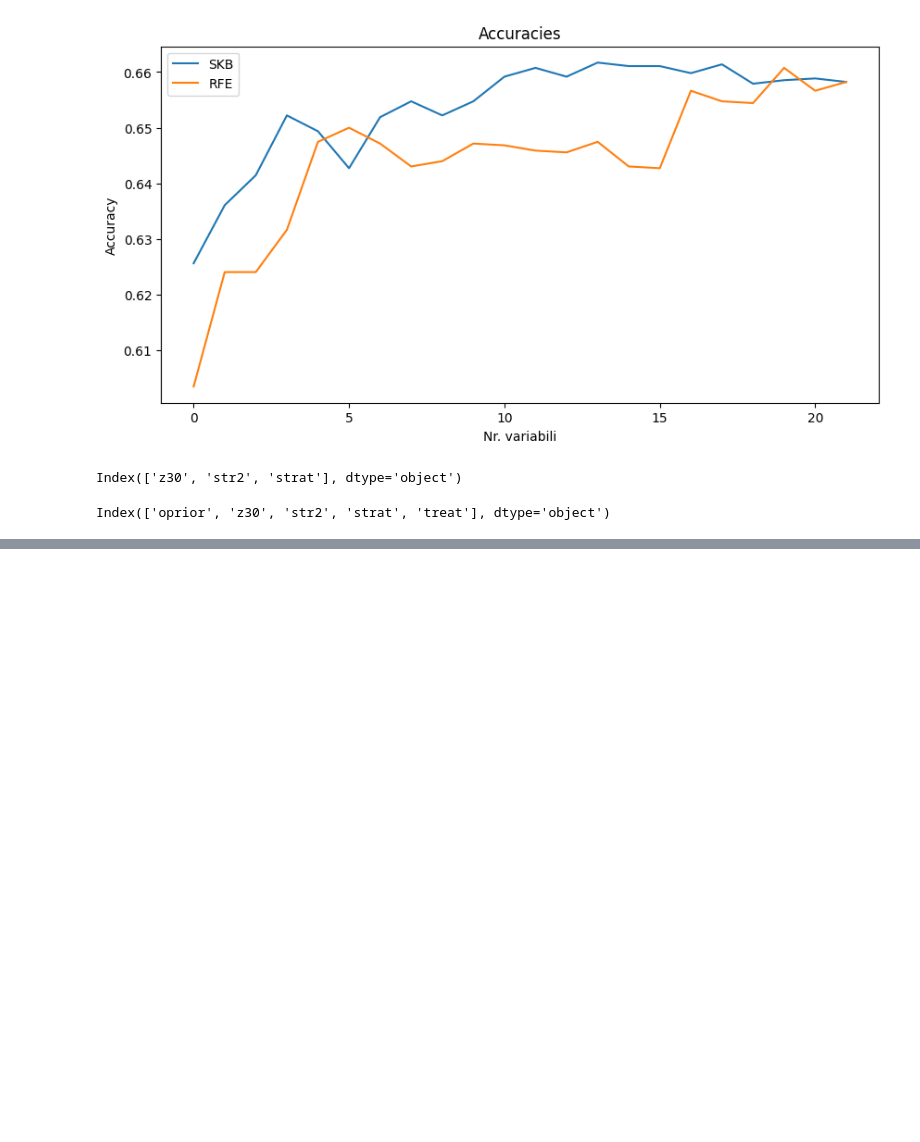
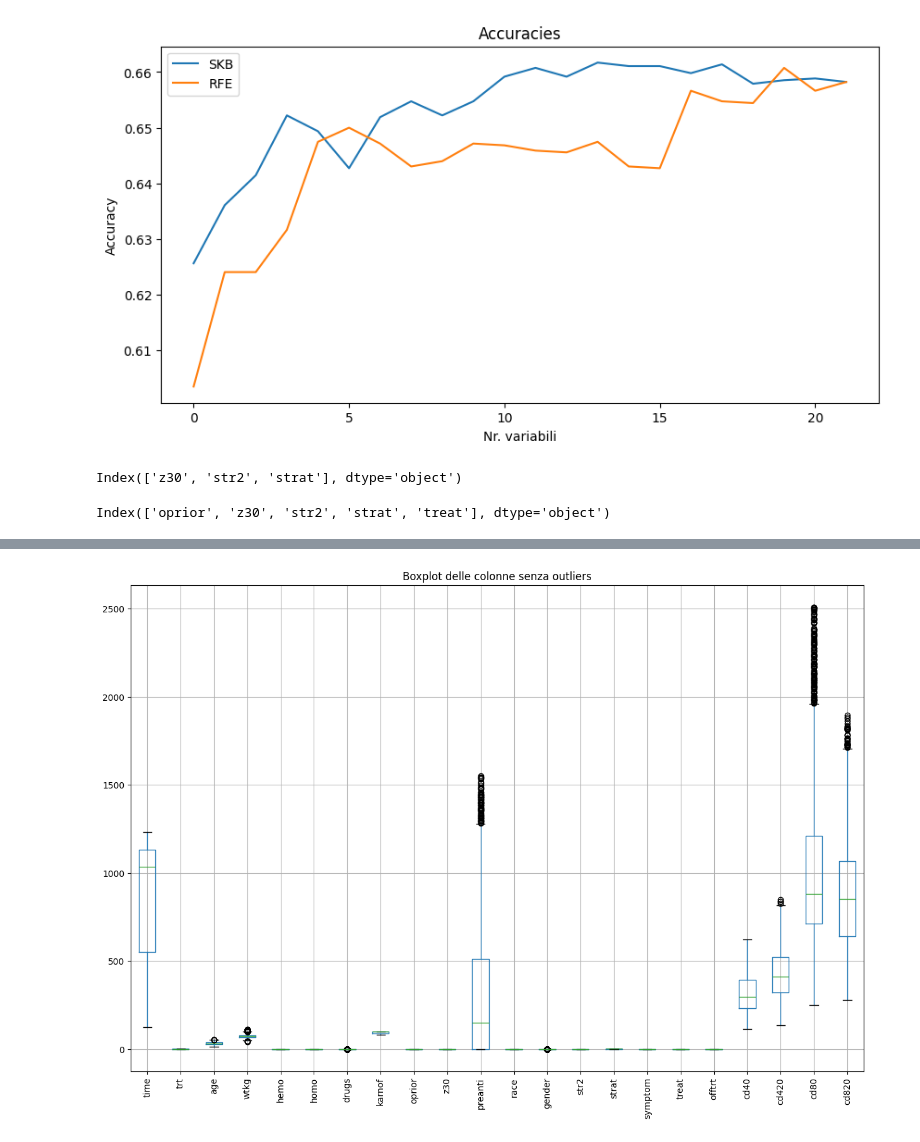
Before and after one commit to LucaTomei93/AIDS_VirusInfectionPrediction, a Jupyter notebook: main.ipynb, the cells around one changed output, grey strips where cells are left out. Saved outputs shown, nothing was run; the diff lists cells and outputs as text; code cells hidden in the pictures; blank space fills up the shorter version.

Commit message:
outliers

```diff
--- a/main.ipynb
+++ b/main.ipynb
@@ -406,0 +419,4 @@ Index(['oprior', 'z30', 'str2', 'strat', 'treat'], dtype='object')
+# %%
+# Rimozione outlier a più di tre deviazioni standard dalla media
+mean = df.mean()
+mean
@@ -406,0 +441,3 @@ Index(['oprior', 'z30', 'str2', 'strat', 'treat'], dtype='object')
+# %%
+std = df.std()
+std
@@ -406,0 +462,5 @@ Index(['oprior', 'z30', 'str2', 'strat', 'treat'], dtype='object')
+# %%
+X = df.drop(columns='infected')
+y = df.infected
+outliers_removed = X[(np.abs((df - mean) / std) <= 3).all(axis=1)]
+outliers_removed
@@ -406,0 +481,8 @@ Index(['oprior', 'z30', 'str2', 'strat', 'treat'], dtype='object')
+# %%
+plt.figure(figsize=(15, 10))
+outliers_removed.boxplot()
+plt.xticks(rotation=90)
+plt.title('Boxplot delle colonne senza outliers')
+plt.show()
+# %% [output]
+[figure, added]
```
Also changed, not shown: parts of 7 cells of this notebook.
